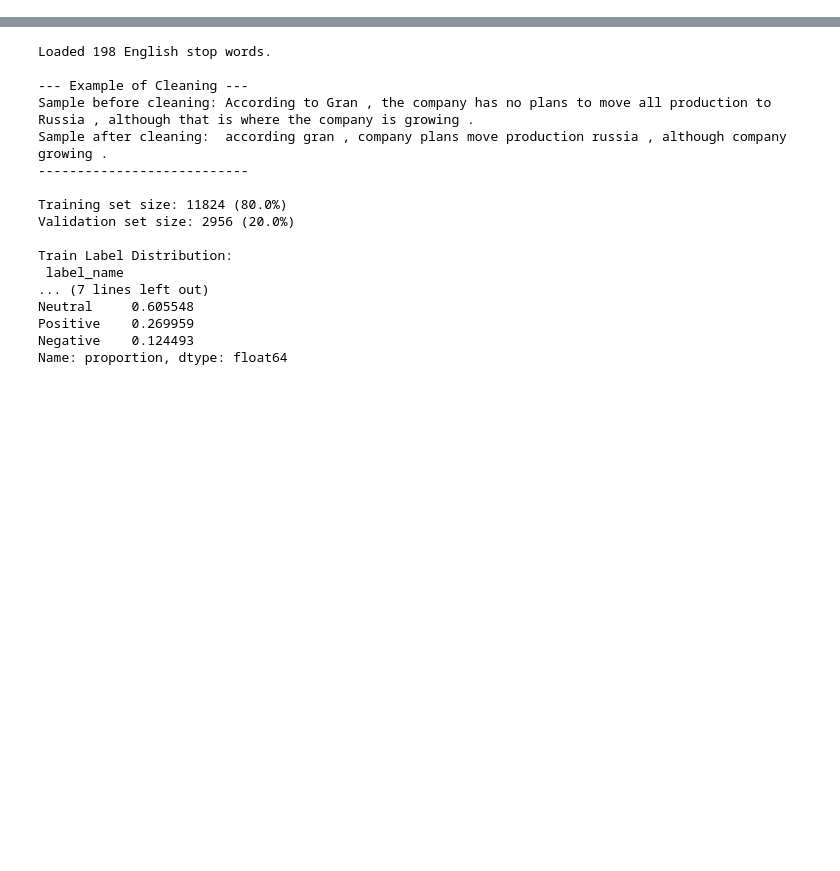
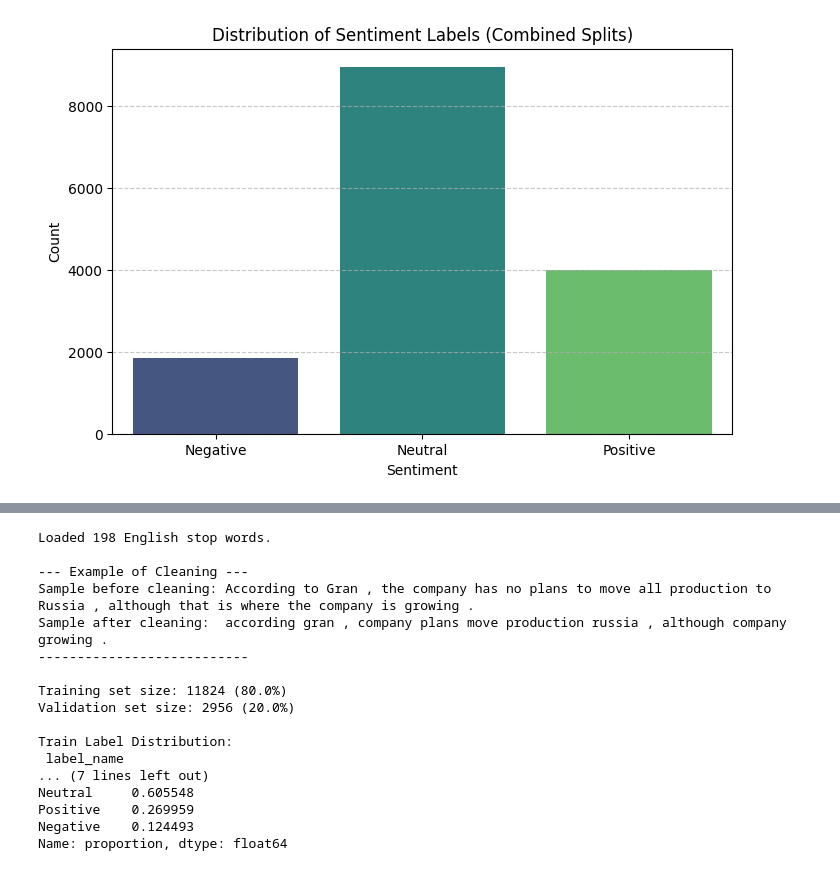
Before and after one commit to sahand-es/financial-sentences-analyzer, a Jupyter notebook: final.ipynb, the cells around one changed output, grey strips where cells are left out. Saved outputs shown, nothing was run; the diff lists cells and outputs as text; code cells hidden in the pictures; blank space fills up the shorter version.

```diff
--- a/final.ipynb
+++ b/final.ipynb
@@ -196,0 +45,86 @@ Name: count, dtype: int64
+# %%
+import requests
+import zipfile
+import io
+import pandas as pd
+import matplotlib.pyplot as plt
+import seaborn as sns
+from datasets import Dataset as HFDataset, DatasetDict, ClassLabel
+
+# Agreement-based weighting (lower agreement => higher weight)
+AGREEMENT_WEIGHTS = {
+    "Sentences_AllAgree.txt": 1.0,
+    "Sentences_75Agree.txt": 1.25,
+    "Sentences_66Agree.txt": 1.5,
+    "Sentences_50Agree.txt": 1.75,
+}
+
+def load_financial_phrasebank_all_splits():
+    """Download and aggregate all splits from Financial PhraseBank into one dataset."""
+    _URL = "https://huggingface.co/datasets/financial_phrasebank/resolve/main/data/FinancialPhraseBank-v1.0.zip"
+
+    # List of all files in the zip we want to combine
+    target_files = [
+        "FinancialPhraseBank-v1.0/Sentences_AllAgree.txt",
+        "FinancialPhraseBank-v1.0/Sentences_75Agree.txt",
+        "FinancialPhraseBank-v1.0/Sentences_66Agree.txt",
+        "FinancialPhraseBank-v1.0/Sentences_50Agree.txt"
+    ]
+
+    print(f"Downloading and extracting all splits from {_URL}...")
+    response = requests.get(_URL)
+    response.raise_for_status()
+
+    data_list = []
+
+    with zipfile.ZipFile(io.BytesIO(response.content)) as z:
+        for target_filename in target_files:
+            print(f"Reading {target_filename}...")
+            base_name = target_filename.split('/')[-1]
+            weight = AGREEMENT_WEIGHTS.get(base_name, 1.0)
+            with z.open(target_filename) as f:
+                content = f.read().decode("iso-8859-1")
+                for line in content.strip().split("\n"):
+                    if not line.strip():
+                        continue
+                    try:
+                        # The dataset uses '@' as a delimiter between sentence and label
+                        sentence, label = line.rsplit("@", 1)
+                        data_list.append({
+                            "sentence": sentence.strip(),
+                            "label": label.strip(),
+                            "source_split": base_name,  # Optional: track origin
+                            "agreement_weight": float(weight)
+                        })
+                    except ValueError:
+                        continue
+
+    # Create the dataset
+    label_feature = ClassLabel(names=["negative", "neutral", "positive"])
+    dataset = HFDataset.from_list(data_list)
+    dataset = dataset.cast_column("label", label_feature)
+
+    return DatasetDict({"train": dataset})
+
+# Execute the loading
+raw_ds = load_financial_phrasebank_all_splits()
+df = raw_ds['train'].to_pandas()
+
+# Visualization and Summary
+label_map = {0: 'Negative', 1: 'Neutral', 2: 'Positive'}
+df['label_name'] = df['label'].map(label_map)
+
+print(f"\nTotal samples loaded across all splits: {len(df)}")
+print(df.head())
+
+plt.figure(figsize=(8, 5))
+sns.countplot(x='label_name', data=df, palette='viridis', order=['Negative', 'Neutral', 'Positive'])
+plt.title('Distribution of Sentiment Labels (Combined Splits)')
+plt.xlabel('Sentiment')
+plt.ylabel('Count')
+plt.grid(axis='y', linestyle='--', alpha=0.7)
+plt.show()
+
+print("\nCombined Label Counts:")
+print(df['label_name'].value_counts())
+# %% [output]
@@ -196,0 +153 @@ Name: count, dtype: int64
+[figure, added]
```
Also changed, not shown: parts of 4 cells of this notebook.
